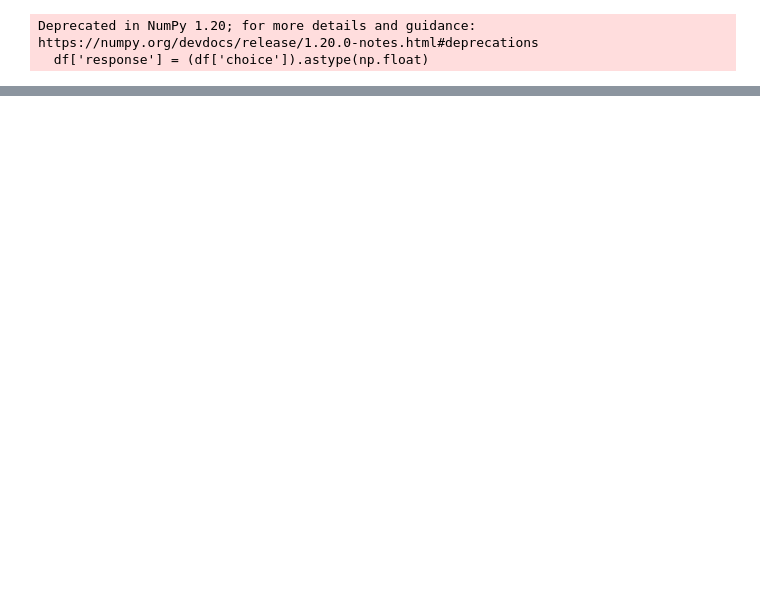
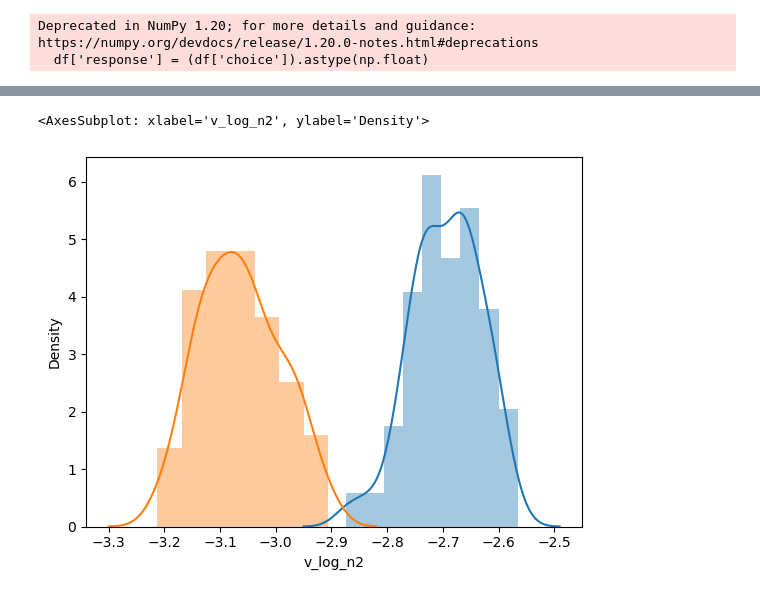
Before and after one commit to Gilles86/hddm_workspace, a Jupyter notebook: notebooks/test.ipynb, the cells around one changed output, grey strips where cells are left out. Cells and saved outputs as stored; diff of their text form; code cells hidden in the pictures; blank space fills up the shorter version.

```diff
--- a/notebooks/test.ipynb
+++ b/notebooks/test.ipynb
@@ -33,0 +71,6 @@ import matplotlib.pyplot as plt
+# %%
+sns.distplot(idata.posterior['v_log_n1'])
+sns.distplot(-idata.posterior['v_log_n2'])
+# %% [output]
+<AxesSubplot: xlabel='v_log_n2', ylabel='Density'>
+[figure, added]
```
Also changed, not shown: parts of 31 cells of this notebook.
